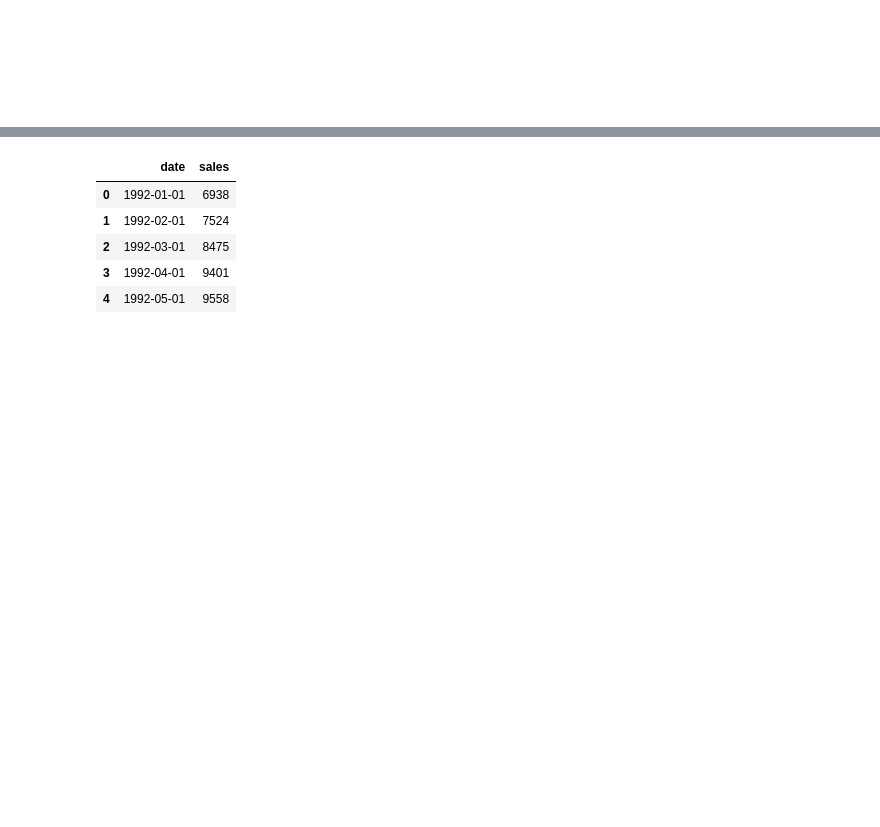
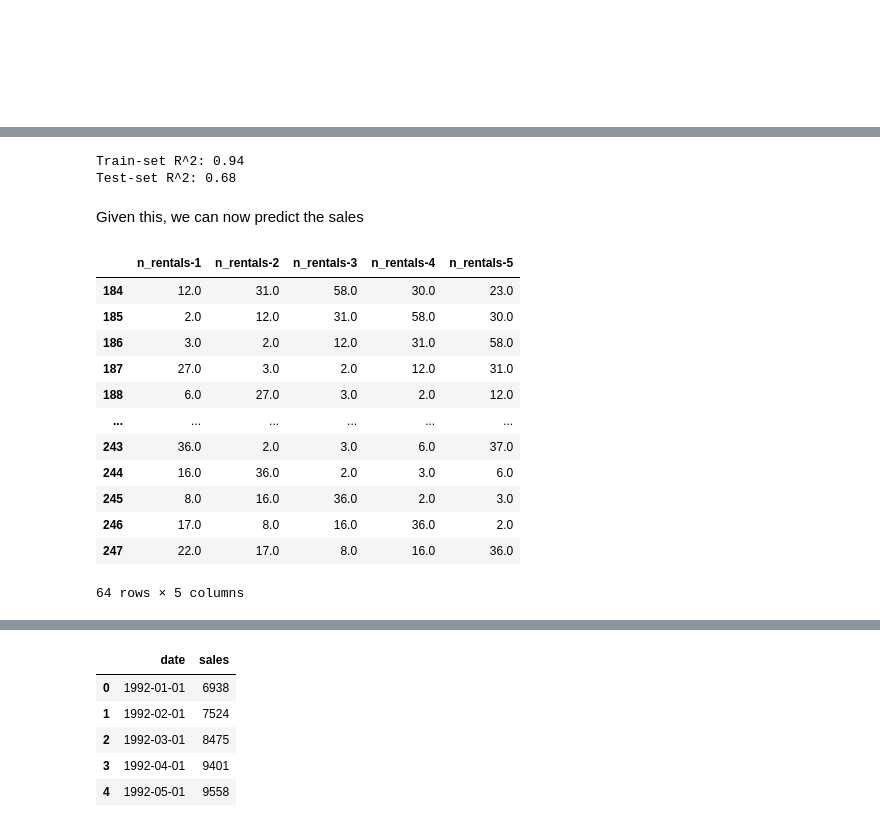
Before and after one commit to UBC-CS/cpsc330-2023W1, a Jupyter notebook: lectures/19_time-series.ipynb, the cells around one changed output, grey strips where cells are left out. Saved outputs shown, nothing was run; the diff lists cells and outputs as text; code cells hidden in the pictures; blank space fills up the shorter version.

```diff
--- a/lectures/19_time-series.ipynb
+++ b/lectures/19_time-series.ipynb
@@ -730,0 +791,26 @@ Intel MKL WARNING: Support of Intel(R) Streaming SIMD Extensions 4.2 (Intel(R) S
+# %%
+rentals_model = RandomForestRegressor(random_state=42)
+rentals_model.fit(X_train, y_train);
+print("Train-set R^2: {:.2f}".format(rentals_model.score(X_train, y_train)))
+print("Test-set R^2: {:.2f}".format(rentals_model.score(X_test, y_test)))
+# %% [output]
+Train-set R^2: 0.94
+Test-set R^2: 0.68
+# %% [markdown]
+Given this, we can now predict the sales
+# %%
+X_test
+# %% [output]
+|  | n_rentals-1 | n_rentals-2 | n_rentals-3 | n_rentals-4 | n_rentals-5 |
+| 184 | 12.0 | 31.0 | 58.0 | 30.0 | 23.0 |
+| 185 | 2.0 | 12.0 | 31.0 | 58.0 | 30.0 |
+| 186 | 3.0 | 2.0 | 12.0 | 31.0 | 58.0 |
+| 187 | 27.0 | 3.0 | 2.0 | 12.0 | 31.0 |
+| 188 | 6.0 | 27.0 | 3.0 | 2.0 | 12.0 |
+| ... | ... | ... | ... | ... | ... |
+| 243 | 36.0 | 2.0 | 3.0 | 6.0 | 37.0 |
+| 244 | 16.0 | 36.0 | 2.0 | 3.0 | 6.0 |
+| 245 | 8.0 | 16.0 | 36.0 | 2.0 | 3.0 |
+| 246 | 17.0 | 8.0 | 16.0 | 36.0 | 2.0 |
+| 247 | 22.0 | 17.0 | 8.0 | 16.0 | 36.0 |
+64 rows × 5 columns
```
Also changed, not shown: parts of 76 cells of this notebook.
